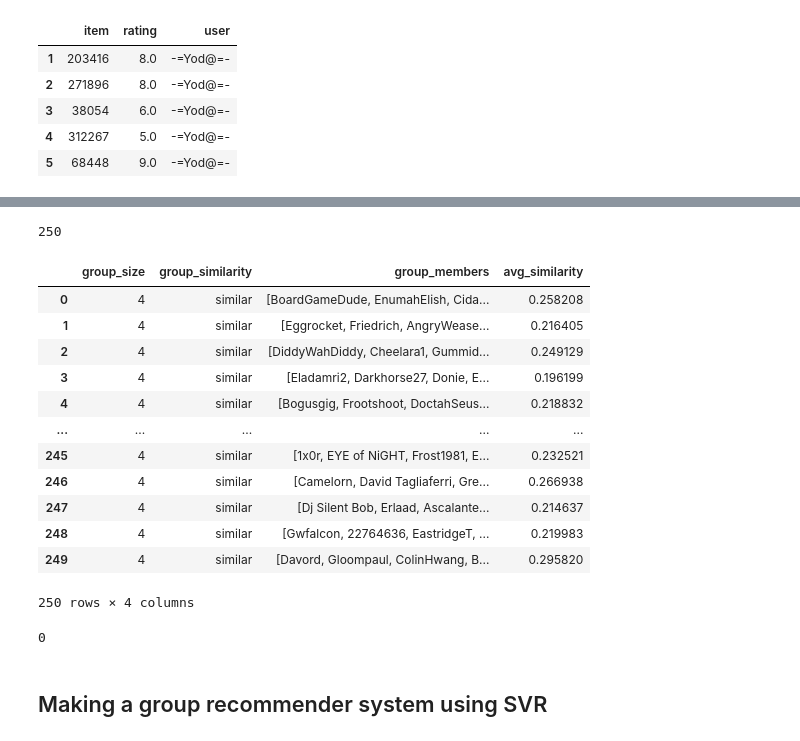
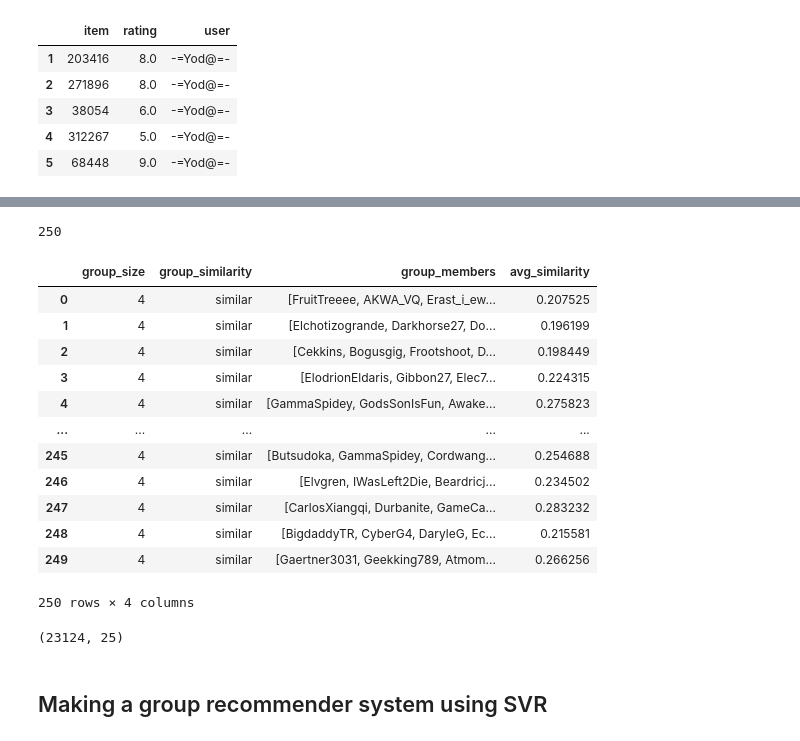
Before and after one commit to VitalijsTickovs/RecSys_Project, a Jupyter notebook: content-based-filtering1.ipynb, the cells around one changed output, grey strips where cells are left out. Saved outputs shown, nothing was run; the diff lists cells and outputs as text; code cells hidden in the pictures.

Commit message:
Implemented with Alexandru groups

```diff
--- a/content-based-filtering1.ipynb
+++ b/content-based-filtering1.ipynb
@@ -361,5 +343,7 @@ user_item_ratings_filtered.head()
 from synthetic_groups_generation.groups_generators import GroupsGenerator
 
 user_matrix = user_item_ratings_filtered.pivot_table(columns='item', index='user', values='rating')
+user_matrix= user_matrix.iloc[:10000]
+user_id_set = set(user_matrix.index.values)
+user_id_indexes = user_matrix.index
+user_matrix = user_matrix.fillna(0)
-# %%
-user_matrix= user_matrix.iloc[:30000]
@@ -399,23 +363,23 @@ Text(0.5, 0, "Pearson's Correlation Coeficient")
 # %%
 grpGenerator = GroupsGenerator.getGroupsGenerator("SIMILAR")
-current_list = grpGenerator.generateGroups(user_id_indexes, user_id_set, sim_matrix, [4], 250)
+current_list = grpGenerator.generateGroups(user_id_indexes, sorted(user_id_set), sim_matrix, [4], 250)
 
 display(pd.DataFrame.from_records(current_list))
 groups = pd.DataFrame.from_records(current_list)
 # %% [output]
 250
 |  | group_size | group_similarity | group_members | avg_similarity |
-| 0 | 4 | similar | [BoardGameDude, EnumahElish, Cida... | 0.258208 |
-| 1 | 4 | similar | [Eggrocket, Friedrich, AngryWease... | 0.216405 |
-| 2 | 4 | similar | [DiddyWahDiddy, Cheelara1, Gummid... | 0.249129 |
-| 3 | 4 | similar | [Eladamri2, Darkhorse27, Donie, E... | 0.196199 |
-| 4 | 4 | similar | [Bogusgig, Frootshoot, DoctahSeus... | 0.218832 |
+| 0 | 4 | similar | [FruitTreeee, AKWA_VQ, Erast_i_ew... | 0.207525 |
+| 1 | 4 | similar | [Elchotizogrande, Darkhorse27, Do... | 0.196199 |
+| 2 | 4 | similar | [Cekkins, Bogusgig, Frootshoot, D... | 0.198449 |
+| 3 | 4 | similar | [ElodrionEldaris, Gibbon27, Elec7... | 0.224315 |
+| 4 | 4 | similar | [GammaSpidey, GodsSonIsFun, Awake... | 0.275823 |
 | ... | ... | ... | ... | ... |
-| 245 | 4 | similar | [1x0r, EYE of NiGHT, Frost1981, E... | 0.232521 |
-| 246 | 4 | similar | [Camelorn, David Tagliaferri, Gre... | 0.266938 |
-| 247 | 4 | similar | [Dj Silent Bob, Erlaad, Ascalante... | 0.214637 |
-| 248 | 4 | similar | [Gwfalcon, 22764636, EastridgeT, ... | 0.219983 |
-| 249 | 4 | similar | [Davord, Gloompaul, ColinHwang, B... | 0.295820 |
+| 245 | 4 | similar | [Butsudoka, GammaSpidey, Cordwang... | 0.254688 |
+| 246 | 4 | similar | [Elvgren, IWasLeft2Die, Beardricj... | 0.234502 |
+| 247 | 4 | similar | [CarlosXiangqi, Durbanite, GameCa... | 0.283232 |
+| 248 | 4 | similar | [BigdaddyTR, CyberG4, DaryleG, Ec... | 0.215581 |
+| 249 | 4 | similar | [Gaertner3031, Geekking789, Atmom... | 0.266256 |
 250 rows × 4 columns
 # %%
 groups_ratings = pd.DataFrame(columns=final_item_features)
@@ -446,11 +435,11 @@ for i in range(len(groups)):
+# %%
+groups_ratings.shape
+# %% [output]
+(23124, 25)
 # %%
 groups_ratings = groups_ratings.fillna(0)
 # %%
 group_names = groups_ratings['user'].unique()
-# %%
-group_names[0]
-# %% [output]
-0
 # %% [markdown]
 ## Making a group recommender system using SVR
 # %%
```
Also changed, not shown: parts of 14 cells of this notebook, 2 other files.
